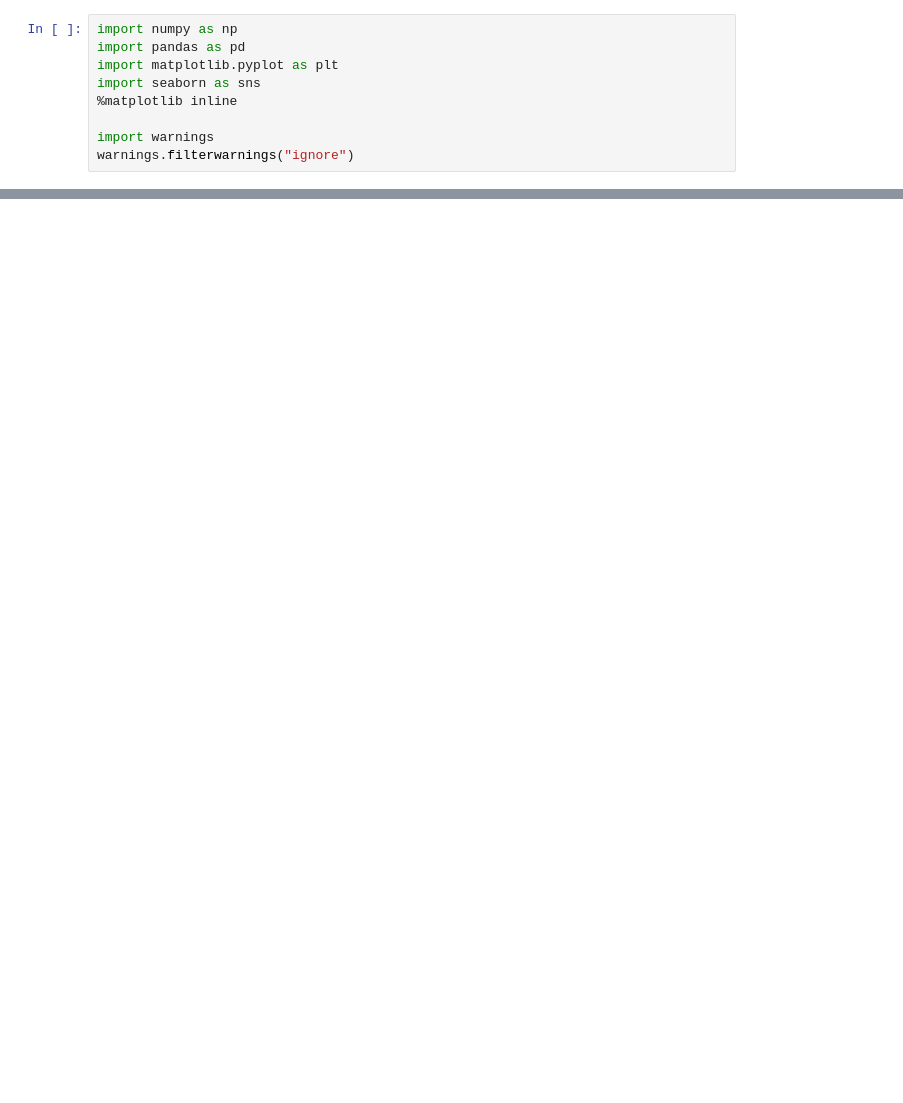
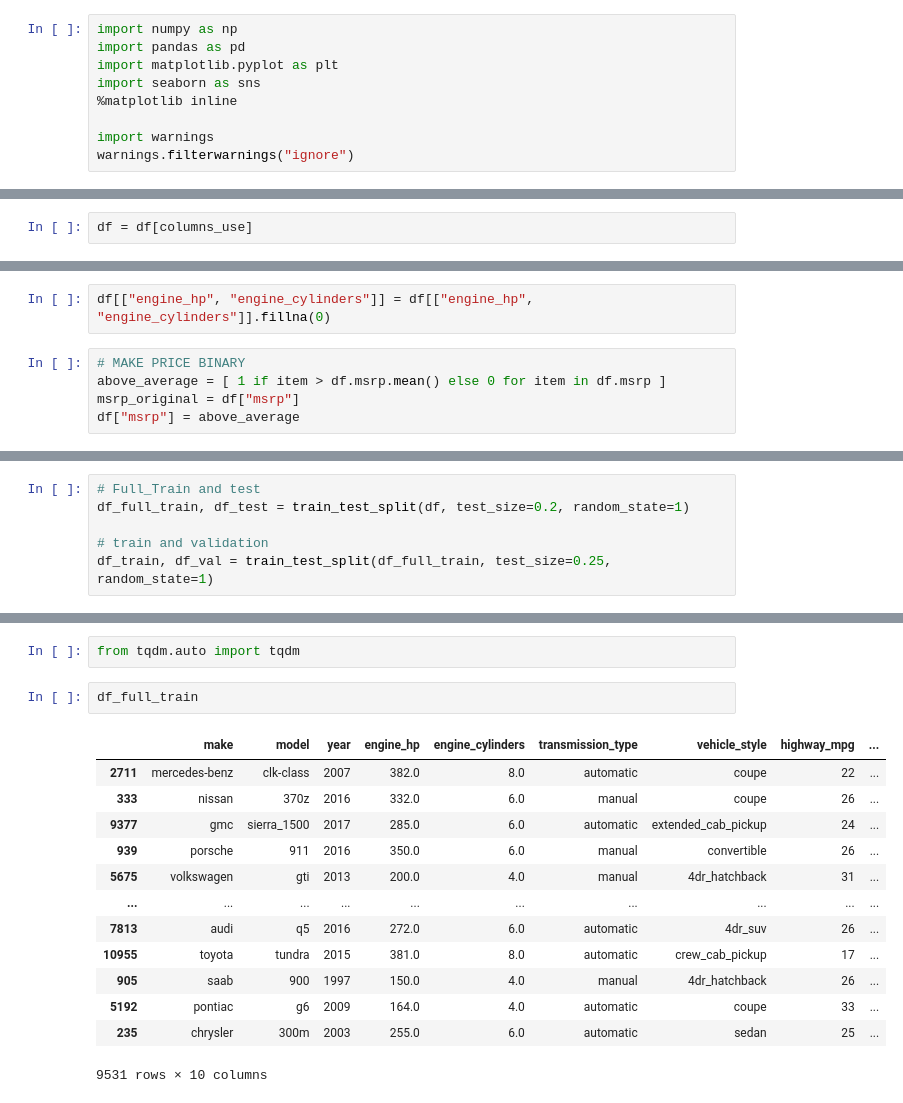
Before and after one commit to Pablifg/ml-zoomcamp, a Jupyter notebook: HW4_Evaluation/HW4_Evaluation.ipynb, the cells around one changed output, grey strips where cells are left out. Saved outputs shown, nothing was run; the diff lists cells and outputs as text; blank space fills up the shorter version.

```diff
--- a/HW4_Evaluation/HW4_Evaluation.ipynb
+++ b/HW4_Evaluation/HW4_Evaluation.ipynb
@@ -11,0 +51,2 @@ warnings.filterwarnings("ignore")
+# %%
+df = df[columns_use]
@@ -11,0 +88,7 @@ warnings.filterwarnings("ignore")
+# %%
+df[["engine_hp", "engine_cylinders"]] = df[["engine_hp", "engine_cylinders"]].fillna(0)
+# %%
+# MAKE PRICE BINARY
+above_average = [ 1 if item > df.msrp.mean() else 0 for item in df.msrp ]
+msrp_original = df["msrp"]
+df["msrp"] = above_average
@@ -11,0 +106,6 @@ warnings.filterwarnings("ignore")
+# %%
+# Full_Train and test
+df_full_train, df_test = train_test_split(df, test_size=0.2, random_state=1)
+
+# train and validation
+df_train, df_val = train_test_split(df_full_train, test_size=0.25, random_state=1)
@@ -11,0 +299,18 @@ warnings.filterwarnings("ignore")
+# %%
+from tqdm.auto import tqdm
+# %%
+df_full_train
+# %% [output]
+|  | make | model | year | engine_hp | engine_cylinders | transmission_type | vehicle_style | highway_mpg | ... |
+| 2711 | mercedes-benz | clk-class | 2007 | 382.0 | 8.0 | automatic | coupe | 22 | ... |
+| 333 | nissan | 370z | 2016 | 332.0 | 6.0 | manual | coupe | 26 | ... |
+| 9377 | gmc | sierra_1500 | 2017 | 285.0 | 6.0 | automatic | extended_cab_pickup | 24 | ... |
+| 939 | porsche | 911 | 2016 | 350.0 | 6.0 | manual | convertible | 26 | ... |
+| 5675 | volkswagen | gti | 2013 | 200.0 | 4.0 | manual | 4dr_hatchback | 31 | ... |
+| ... | ... | ... | ... | ... | ... | ... | ... | ... | ... |
+| 7813 | audi | q5 | 2016 | 272.0 | 6.0 | automatic | 4dr_suv | 26 | ... |
+| 10955 | toyota | tundra | 2015 | 381.0 | 8.0 | automatic | crew_cab_pickup | 17 | ... |
+| 905 | saab | 900 | 1997 | 150.0 | 4.0 | manual | 4dr_hatchback | 26 | ... |
+| 5192 | pontiac | g6 | 2009 | 164.0 | 4.0 | automatic | coupe | 33 | ... |
+| 235 | chrysler | 300m | 2003 | 255.0 | 6.0 | automatic | sedan | 25 | ... |
+9531 rows × 10 columns
```
Also changed, not shown: parts of 43 cells of this notebook.
